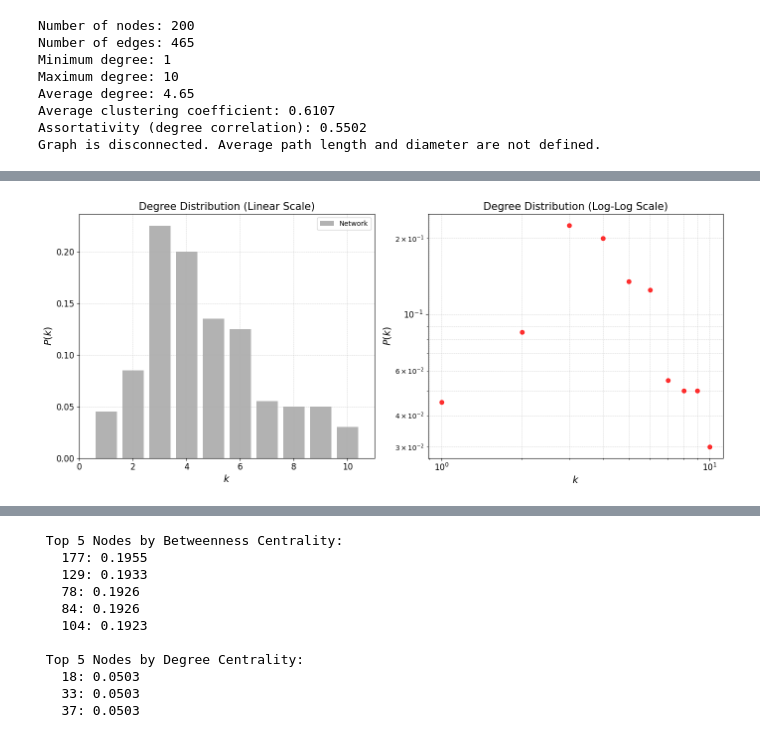
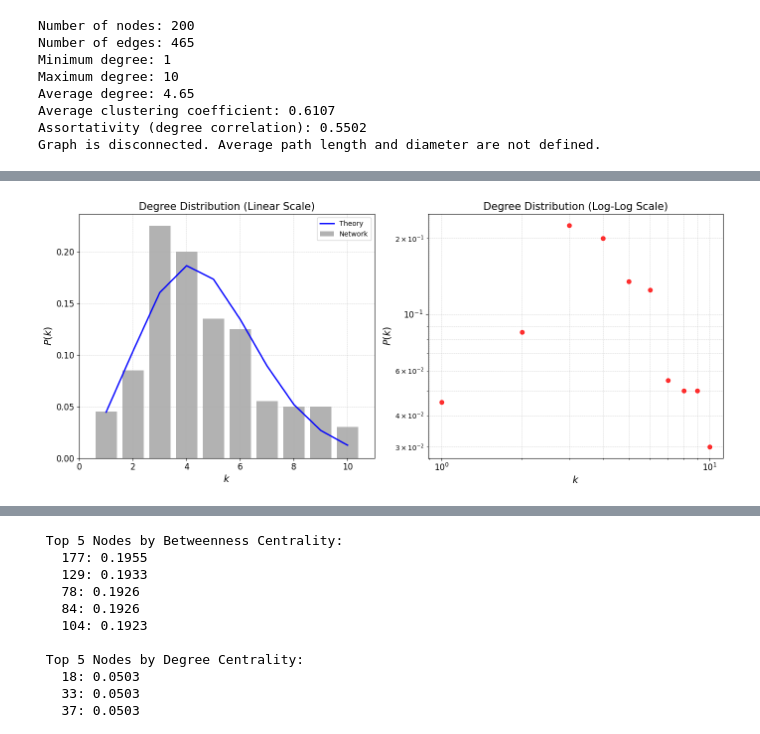
Before and after one commit to imiguelrodriguez/A1_ComplexNetworks, a Jupyter notebook: networks_analyzer.ipynb, the cells around one changed output, grey strips where cells are left out. Saved outputs shown, nothing was run; the diff lists cells and outputs as text; code cells hidden in the pictures.

```diff
--- a/networks_analyzer.ipynb
+++ b/networks_analyzer.ipynb
@@ -455,4 +477,4 @@ Graph is disconnected. Average path length and diameter are not defined.
 # %%
-net5.plot_histograms()
+net5.plot_histograms(plot_theory=True)
 # %% [output]
-[figure, old version]
+[figure, new version]
```
Also changed, not shown: parts of 19 cells of this notebook.
